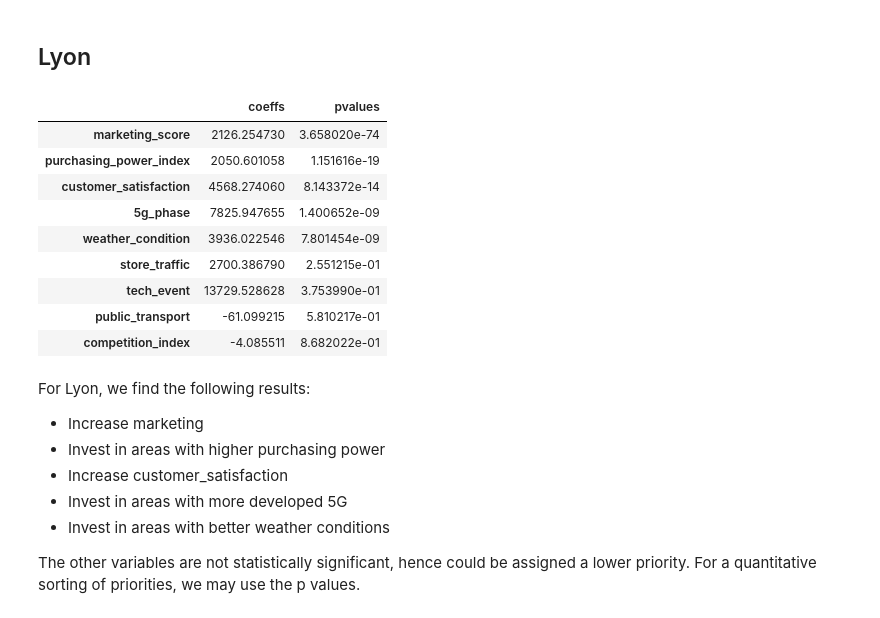
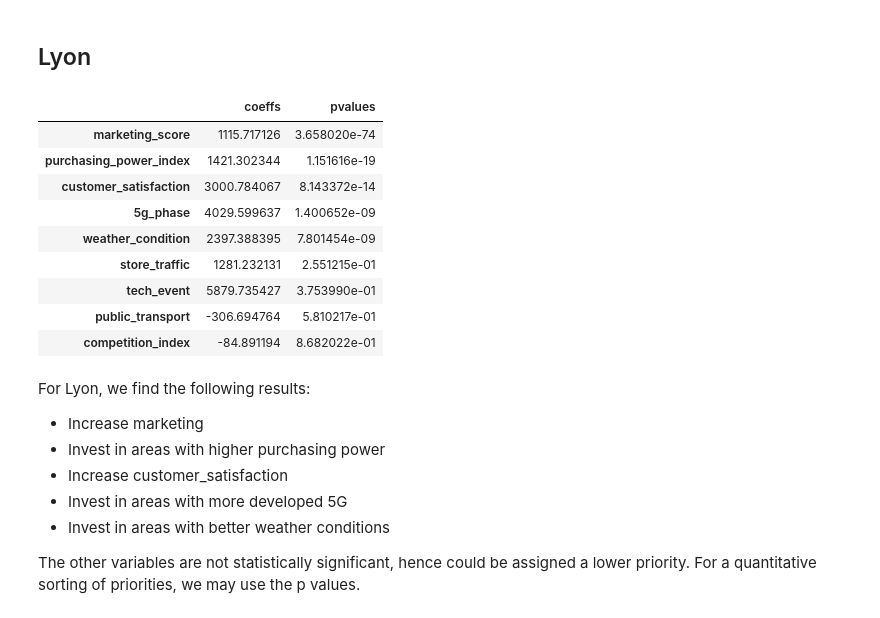
Before and after one commit to jsilvalavin/orange_test_stage, a Jupyter notebook: notebooks/exploration.ipynb, the cells around one changed output. Cells and saved outputs as stored; diff of their text form; code cells hidden in the pictures.

```diff
--- a/notebooks/exploration.ipynb
+++ b/notebooks/exploration.ipynb
@@ -550,19 +519,20 @@ From this information, we may formulate the following recommnedations, in order
 The other variables are not statistically significant, hence could be assigned a lower priority. For a quantitative sorting of priorities, we may use the p values.
 # %% [markdown]
 ## Lyon
-# %%
-city_study('Lyon')
-# %% [output]
-|  | coeffs | pvalues |
-| marketing_score | 2126.254730 | 3.658020e-74 |
-| purchasing_power_index | 2050.601058 | 1.151616e-19 |
-| customer_satisfaction | 4568.274060 | 8.143372e-14 |
-| 5g_phase | 7825.947655 | 1.400652e-09 |
-| weather_condition | 3936.022546 | 7.801454e-09 |
-| store_traffic | 2700.386790 | 2.551215e-01 |
-| tech_event | 13729.528628 | 3.753990e-01 |
-| public_transport | -61.099215 | 5.810217e-01 |
-| competition_index | -4.085511 | 8.682022e-01 |
+# %%
+study_lyon = city_study('Lyon')
+study_lyon
+# %% [output]
+|  | coeffs | pvalues |
+| marketing_score | 1115.717126 | 3.658020e-74 |
+| purchasing_power_index | 1421.302344 | 1.151616e-19 |
+| customer_satisfaction | 3000.784067 | 8.143372e-14 |
+| 5g_phase | 4029.599637 | 1.400652e-09 |
+| weather_condition | 2397.388395 | 7.801454e-09 |
+| store_traffic | 1281.232131 | 2.551215e-01 |
+| tech_event | 5879.735427 | 3.753990e-01 |
+| public_transport | -306.694764 | 5.810217e-01 |
+| competition_index | -84.891194 | 8.682022e-01 |
 # %% [markdown]
 For Lyon, we find the following results:
 - Increase marketing
```
Also changed, not shown: parts of 19 cells of this notebook, 3 other files.
